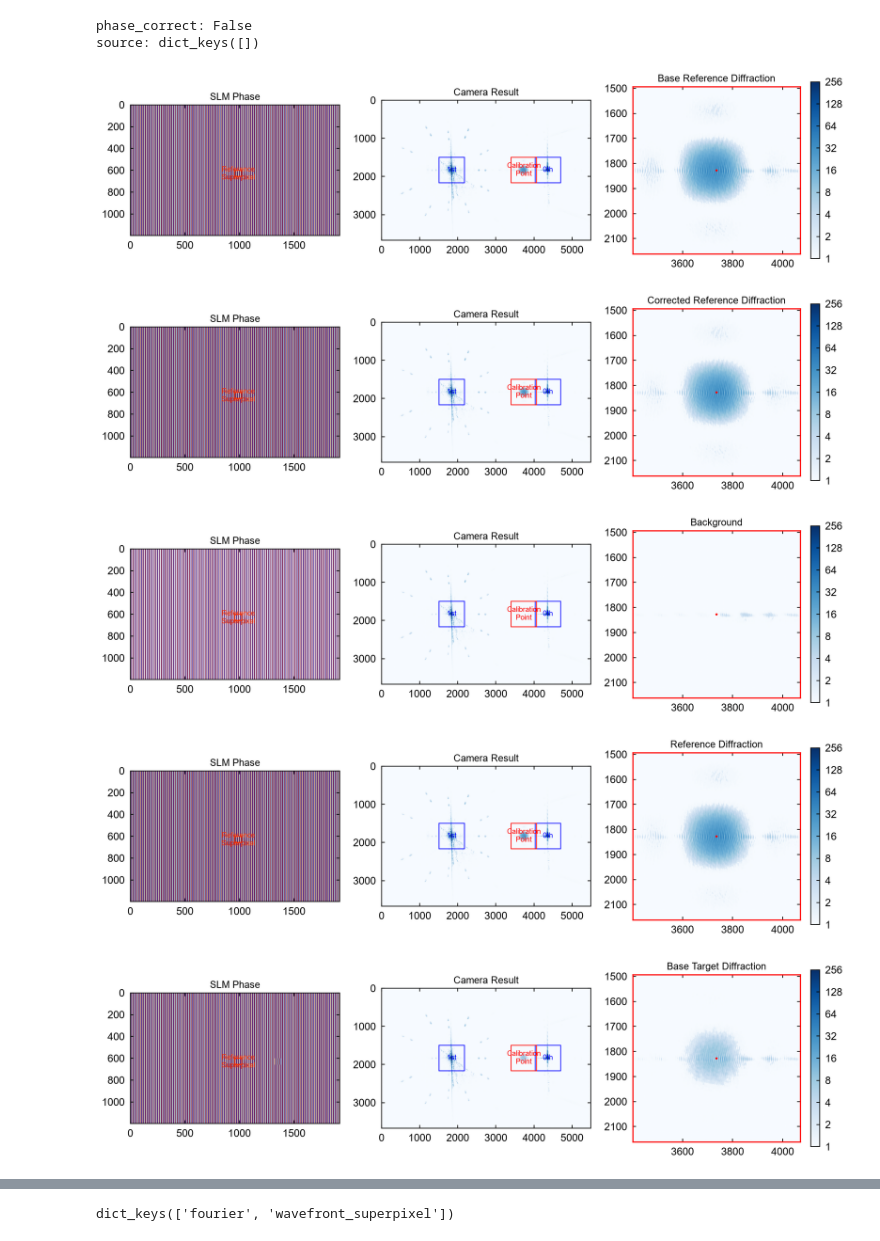
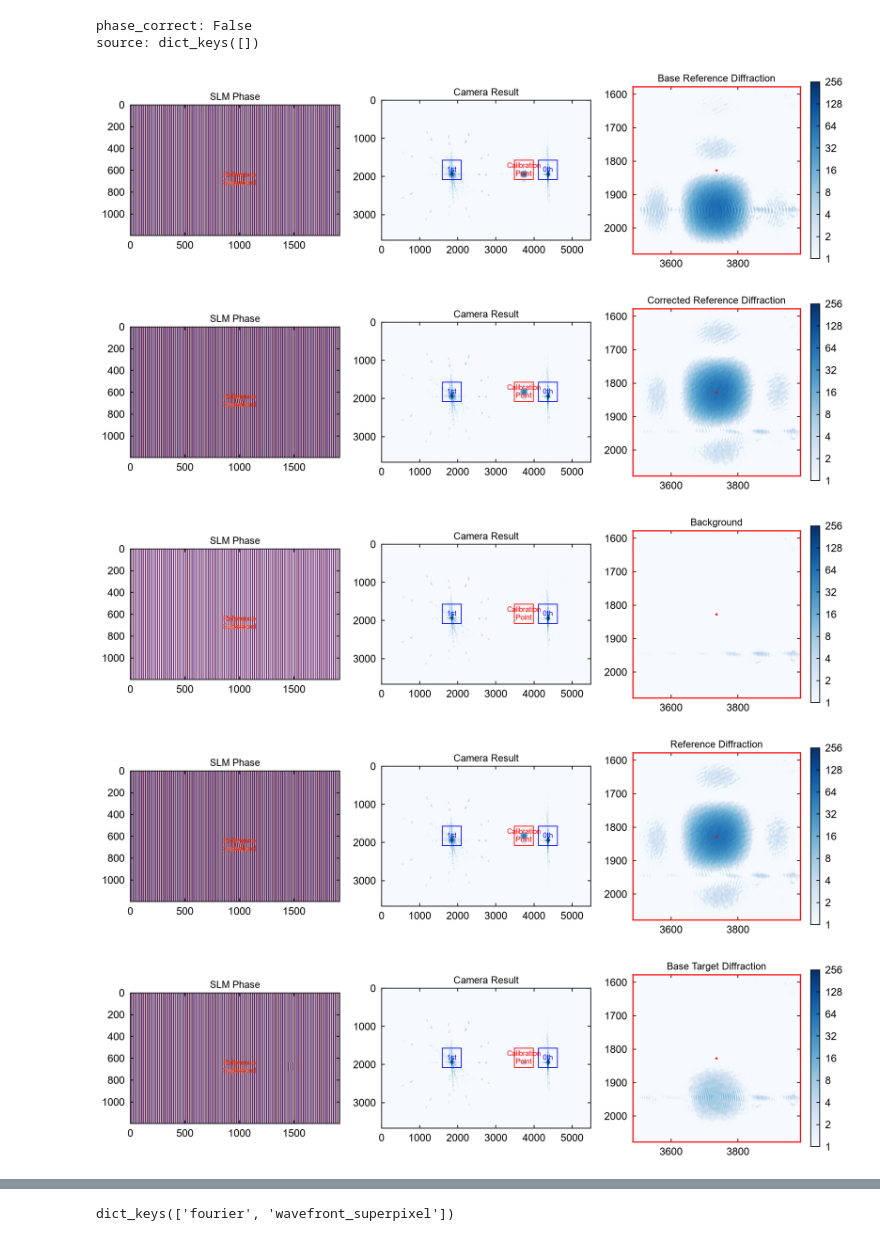
Before and after one commit to ksingh1121/SLM-tests-YDFC, a Jupyter notebook: More tets/beam_on_slm.ipynb, the cells around one changed output, grey strips where cells are left out. Cells and saved outputs as stored; diff of their text form; code cells hidden in the pictures.

```diff
--- a/More tets/beam_on_slm.ipynb
+++ b/More tets/beam_on_slm.ipynb
@@ -129,20 +129,20 @@ source: dict_keys([])
 # %%
 test = fs.wavefront_calibrate_superpixel(
     calibration_points=(3736, 1827),
-    superpixel_size=60,
+    superpixel_size=80,
     reference_superpixels=None,
     test_index=5,
     field_point=(0.25, 0),
     field_point_units="freq",
     phase_steps=None,          # amplitude only
     fresh_calibration=True,
     measure_background=True,
-    corrected_amplitude=False,
+    corrected_amplitude=True,
     plot=2
 )
 # %% [output]
-[figure, old version]
+[figure, new version]
-[figure, old version]
+[figure, new version]
-[figure, old version]
+[figure, new version]
-[figure, old version]
+[figure, new version]
-[figure, old version]
+[figure, new version]
```
Also changed, not shown: parts of 6 cells of this notebook, 15 other files.
